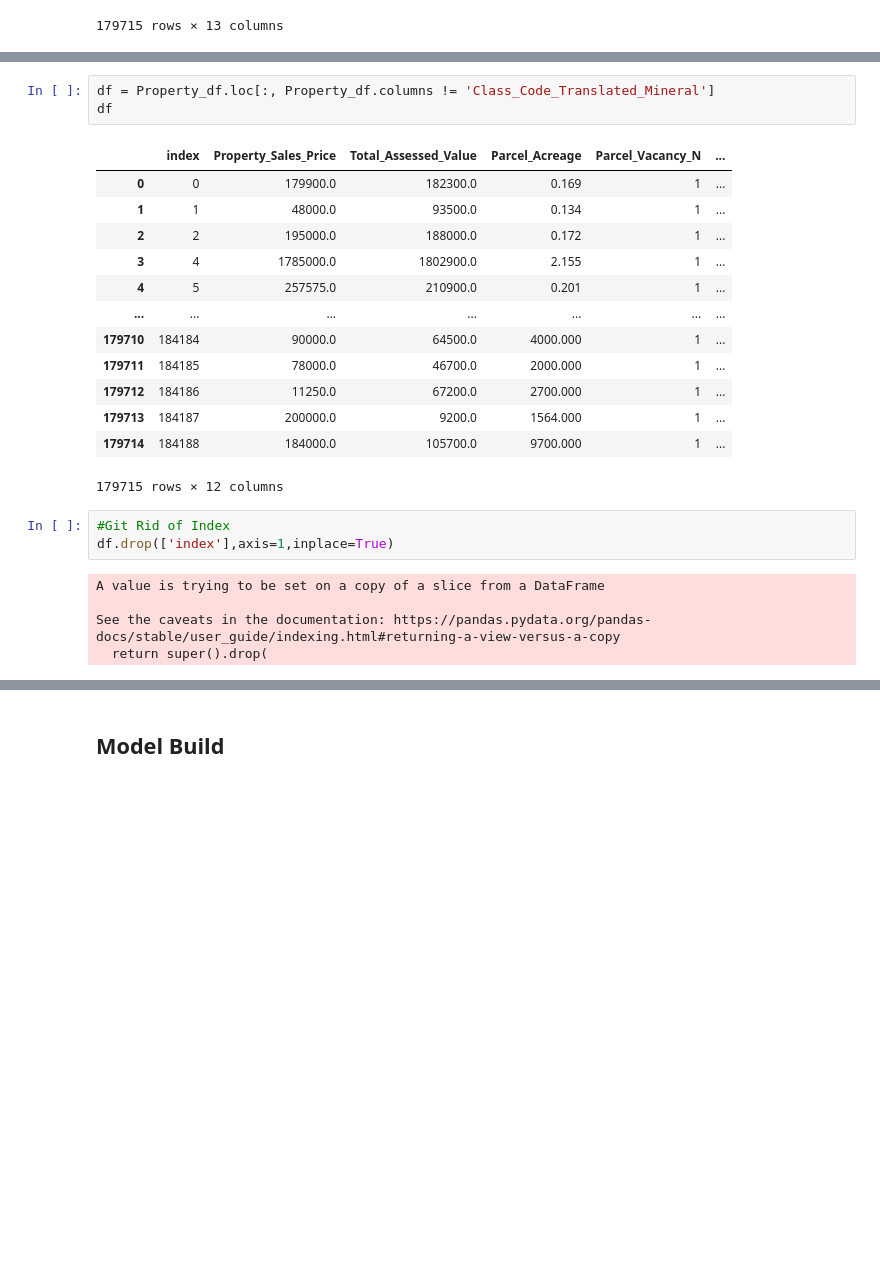
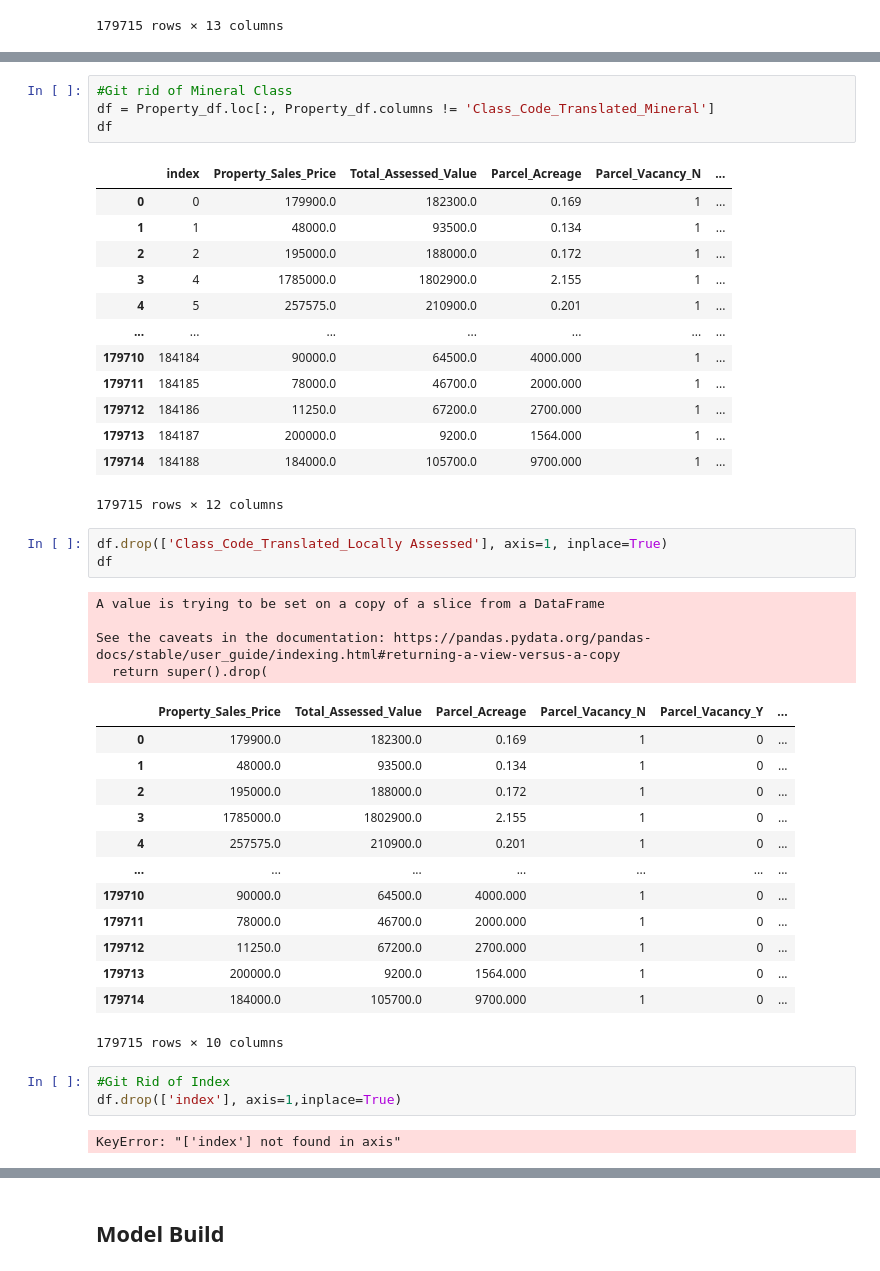
Before and after one commit to MaxBrowning/butler-project3-groupD, a Jupyter notebook: RandomForestRegressor.ipynb, the cells around one changed output, grey strips where cells are left out. Saved outputs shown, nothing was run; the diff lists cells and outputs as text; blank space fills up the shorter version.

```diff
--- a/RandomForestRegressor.ipynb
+++ b/RandomForestRegressor.ipynb
@@ -129,6 +131,7 @@ df
 | 179714 | 184188 | 184000.0 | 105700.0 | 9700.000 | 1 | ... |
 179715 rows × 12 columns
 # %%
+#Git rid of Mineral Class
 df = Property_df.loc[:, Property_df.columns != 'Class_Code_Translated_Mineral']
 df
 # %% [output]
@@ -145,11 +148,29 @@ df
 | 179713 | 184187 | 200000.0 | 9200.0 | 1564.000 | 1 | ... |
 | 179714 | 184188 | 184000.0 | 105700.0 | 9700.000 | 1 | ... |
 179715 rows × 12 columns
+# %%
+df.drop(['Class_Code_Translated_Locally Assessed'], axis=1, inplace=True)
+df
+# %% [output]
+A value is trying to be set on a copy of a slice from a DataFrame
+
+See the caveats in the documentation: https://pandas.pydata.org/pandas-docs/stable/user_guide/indexing.html#returning-a-view-versus-a-copy
+  return super().drop(
+|  | Property_Sales_Price | Total_Assessed_Value | Parcel_Acreage | Parcel_Vacancy_N | Parcel_Vacancy_Y | ... |
+| 0 | 179900.0 | 182300.0 | 0.169 | 1 | 0 | ... |
+| 1 | 48000.0 | 93500.0 | 0.134 | 1 | 0 | ... |
+| 2 | 195000.0 | 188000.0 | 0.172 | 1 | 0 | ... |
+| 3 | 1785000.0 | 1802900.0 | 2.155 | 1 | 0 | ... |
+| 4 | 257575.0 | 210900.0 | 0.201 | 1 | 0 | ... |
+| ... | ... | ... | ... | ... | ... | ... |
+| 179710 | 90000.0 | 64500.0 | 4000.000 | 1 | 0 | ... |
+| 179711 | 78000.0 | 46700.0 | 2000.000 | 1 | 0 | ... |
+| 179712 | 11250.0 | 67200.0 | 2700.000 | 1 | 0 | ... |
+| 179713 | 200000.0 | 9200.0 | 1564.000 | 1 | 0 | ... |
+| 179714 | 184000.0 | 105700.0 | 9700.000 | 1 | 0 | ... |
+179715 rows × 10 columns
 # %%
 #Git Rid of Index
-df.drop(['index'],axis=1,inplace=True)
+df.drop(['index'], axis=1,inplace=True)
 # %% [output]
-A value is trying to be set on a copy of a slice from a DataFrame
-
-See the caveats in the documentation: https://pandas.pydata.org/pandas-docs/stable/user_guide/indexing.html#returning-a-view-versus-a-copy
-  return super().drop(
+KeyError: "['index'] not found in axis"
```
Also changed, not shown: parts of 21 cells of this notebook, 12 other files.
